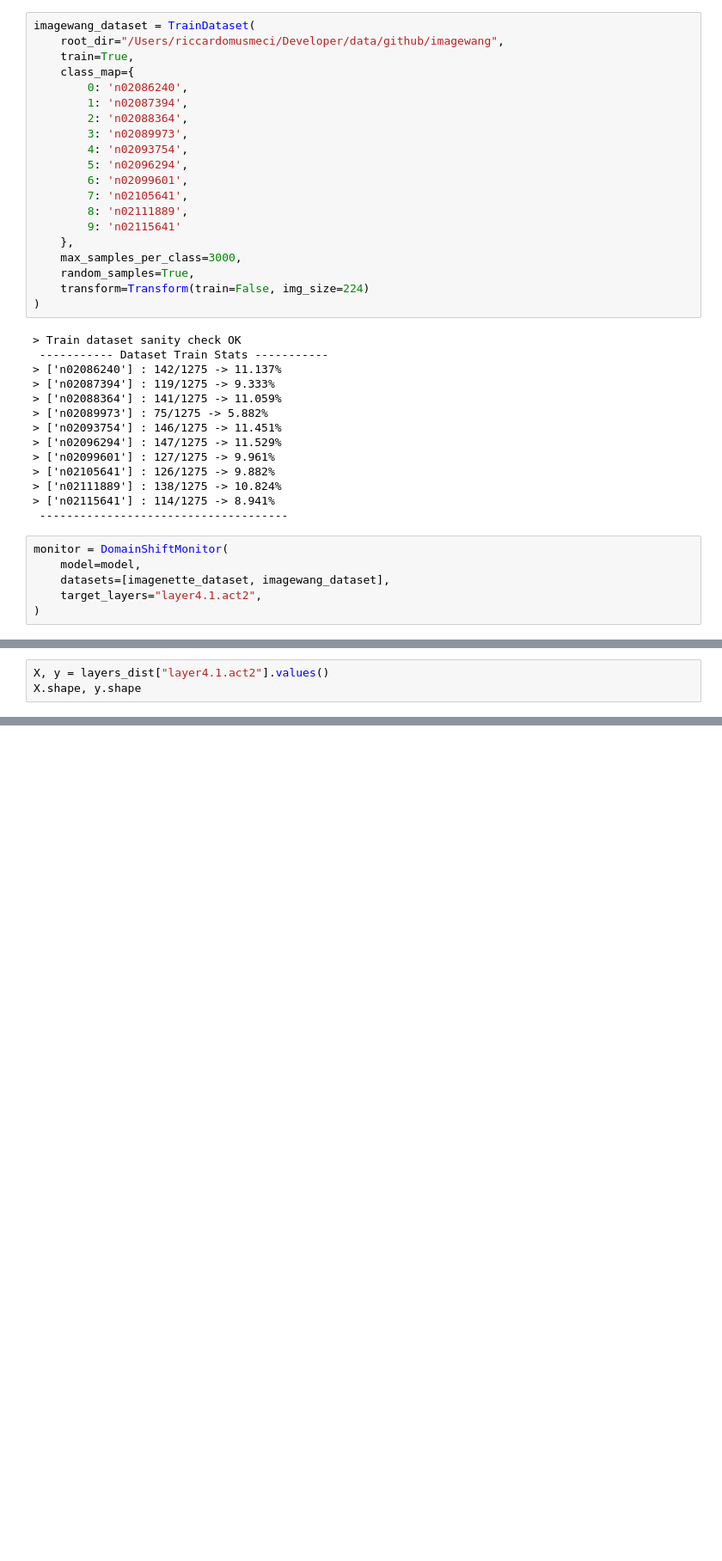
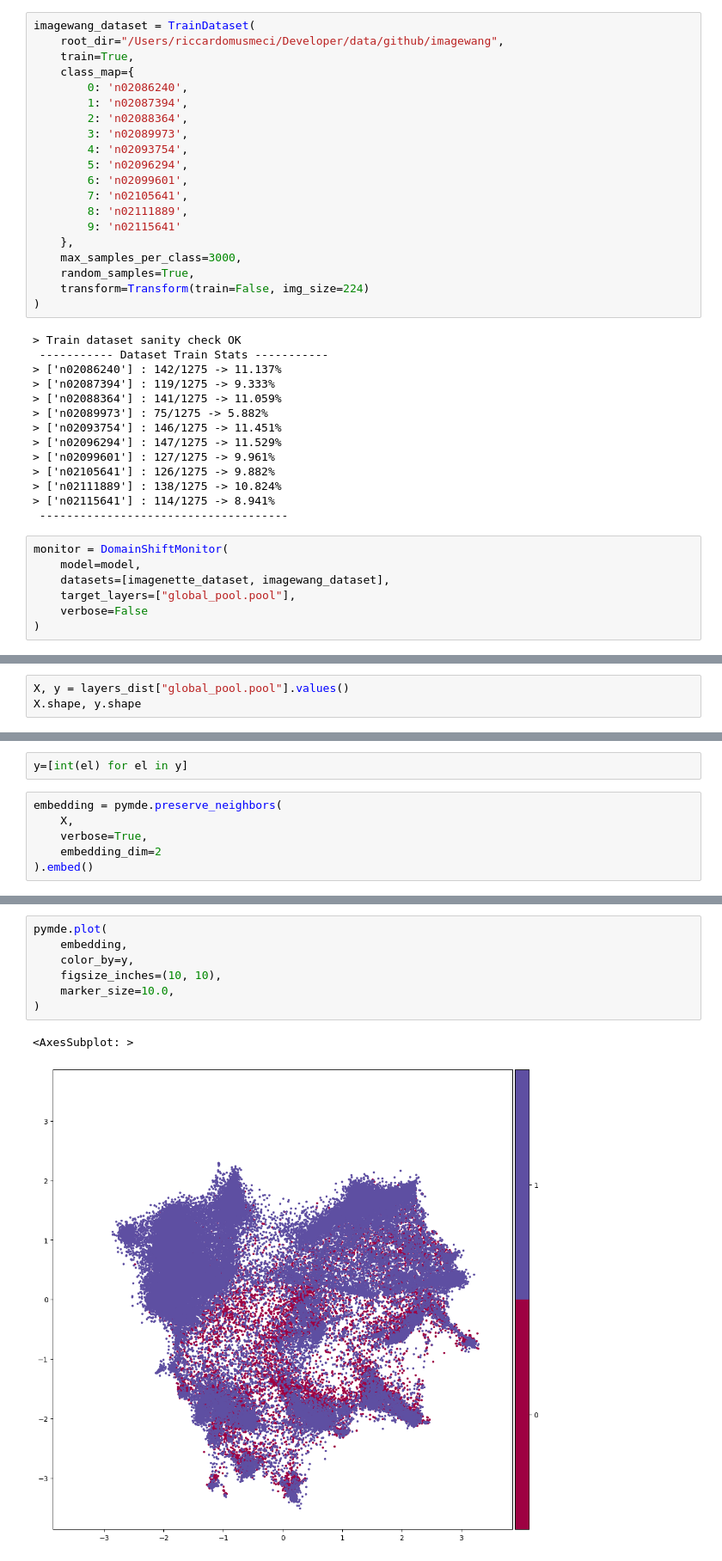
Before and after one commit to riccardomusmeci/tocla, a Jupyter notebook: notebooks/domain-shift-estimation.ipynb, the cells around one changed output, grey strips where cells are left out. Shown at 86% size. Saved outputs shown, nothing was run; the diff lists cells and outputs as text; blank space fills up the shorter version.

Commit message:
added pymde support

```diff
--- a/notebooks/domain-shift-estimation.ipynb
+++ b/notebooks/domain-shift-estimation.ipynb
@@ -108,7 +102,8 @@ imagewang_dataset = TrainDataset(
 monitor = DomainShiftMonitor(
     model=model,
     datasets=[imagenette_dataset, imagewang_dataset],
-    target_layers="layer4.1.act2",
+    target_layers=["global_pool.pool"],
+    verbose=False
 )
 # %% [output]
 > Creating model monitor to get embeddings at specific layers.
@@ -130,4 +126,4 @@ dict_keys(['layer4.1.act2'])
 # %%
-X, y = layers_dist["layer4.1.act2"].values()
+X, y = layers_dist["global_pool.pool"].values()
 X.shape, y.shape
 # %% [output]
@@ -168,0 +131,8 @@ grid.map(plt.scatter, 'x1', 'x2').add_legend()
+# %%
+y=[int(el) for el in y]
+# %%
+embedding = pymde.preserve_neighbors(
+    X,
+    verbose=True,
+    embedding_dim=2
+).embed()
@@ -168,0 +151,10 @@ grid.map(plt.scatter, 'x1', 'x2').add_legend()
+# %%
+pymde.plot(
+    embedding,
+    color_by=y,
+    figsize_inches=(10, 10),
+    marker_size=10.0,
+)
+# %% [output]
+<AxesSubplot: >
+[figure, added]
```
Also changed, not shown: parts of 13 cells of this notebook, 1 other file.
